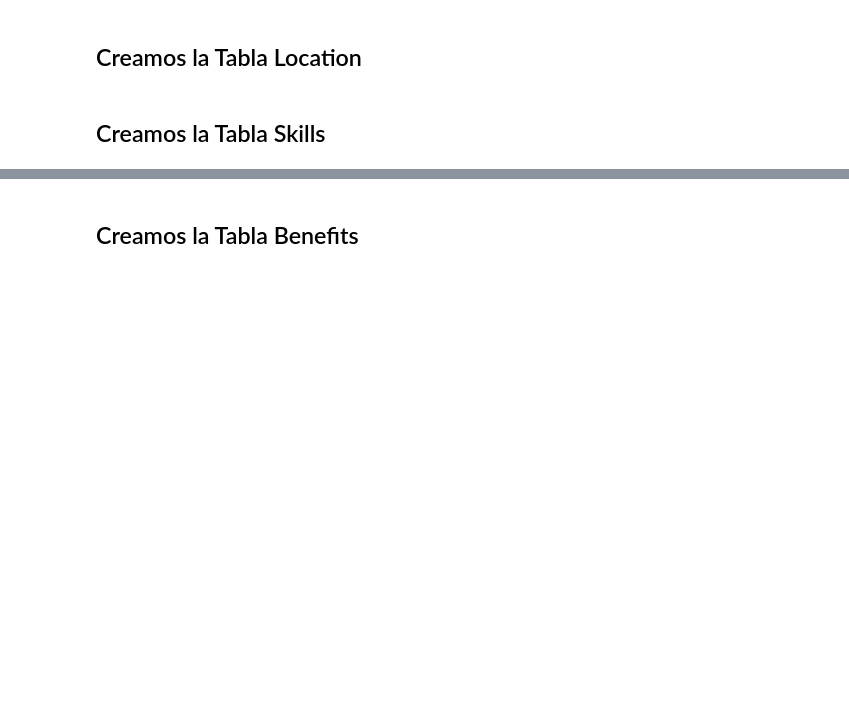
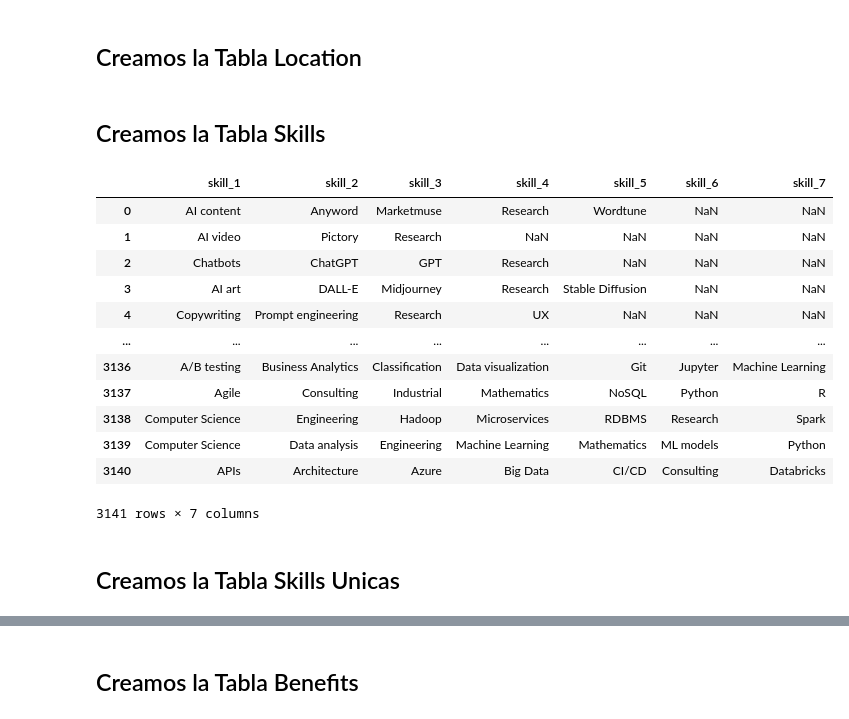
Before and after one commit to perezcatriel/data_world_jobs, a Jupyter notebook: notebook/transform.ipynb, the cells around one changed output, grey strips where cells are left out. Saved outputs shown, nothing was run; the diff lists cells and outputs as text; code cells hidden in the pictures; blank space fills up the shorter version.

Commit message:
Creación de dataset con skills unicas y exportación a CSV

```diff
--- a/notebook/transform.ipynb
+++ b/notebook/transform.ipynb
@@ -232,6 +232,24 @@ location = df.iloc[:,[1]]
 skills = df.iloc[:,[5,6,9,11,12,15,17]]
 # %%
 skills = skills.fillna('N/A')
+# %%
+skills
+# %% [output]
+|  | skill_1 | skill_2 | skill_3 | skill_4 | skill_5 | skill_6 | skill_7 |
+| 0 | AI content | Anyword | Marketmuse | Research | Wordtune | NaN | NaN |
+| 1 | AI video | Pictory | Research | NaN | NaN | NaN | NaN |
+| 2 | Chatbots | ChatGPT | GPT | Research | NaN | NaN | NaN |
+| 3 | AI art | DALL-E | Midjourney | Research | Stable Diffusion | NaN | NaN |
+| 4 | Copywriting | Prompt engineering | Research | UX | NaN | NaN | NaN |
+| ... | ... | ... | ... | ... | ... | ... | ... |
+| 3136 | A/B testing | Business Analytics | Classification | Data visualization | Git | Jupyter | Machine Learning |
+| 3137 | Agile | Consulting | Industrial | Mathematics | NoSQL | Python | R |
+| 3138 | Computer Science | Engineering | Hadoop | Microservices | RDBMS | Research | Spark |
+| 3139 | Computer Science | Data analysis | Engineering | Machine Learning | Mathematics | ML models | Python |
+| 3140 | APIs | Architecture | Azure | Big Data | CI/CD | Consulting | Databricks |
+3141 rows × 7 columns
 # %%
 #exportamos la tabla de skills en csv
 #skills.to_csv('skills.csv', index=False)
+# %% [markdown]
+## Creamos la Tabla Skills Unicas
```
Also changed, not shown: parts of 7 cells of this notebook, 1 other file.
